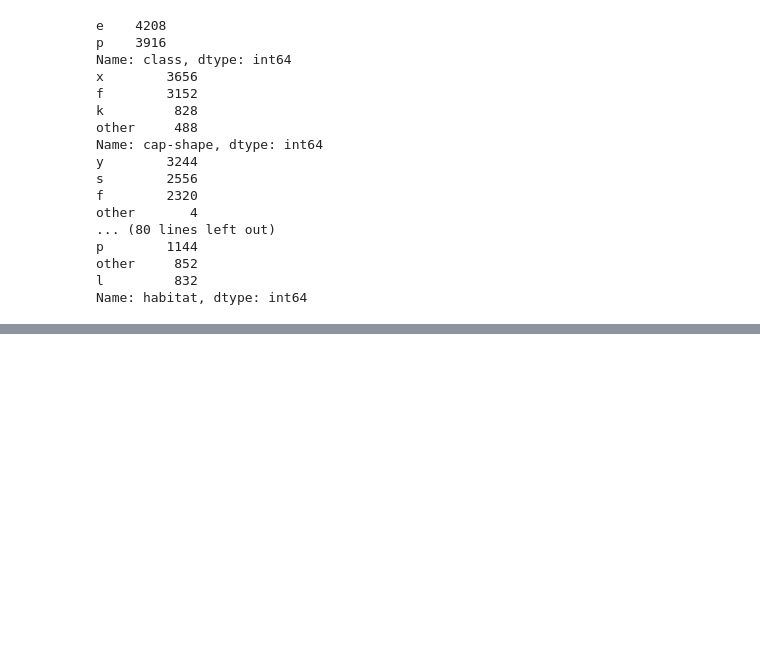
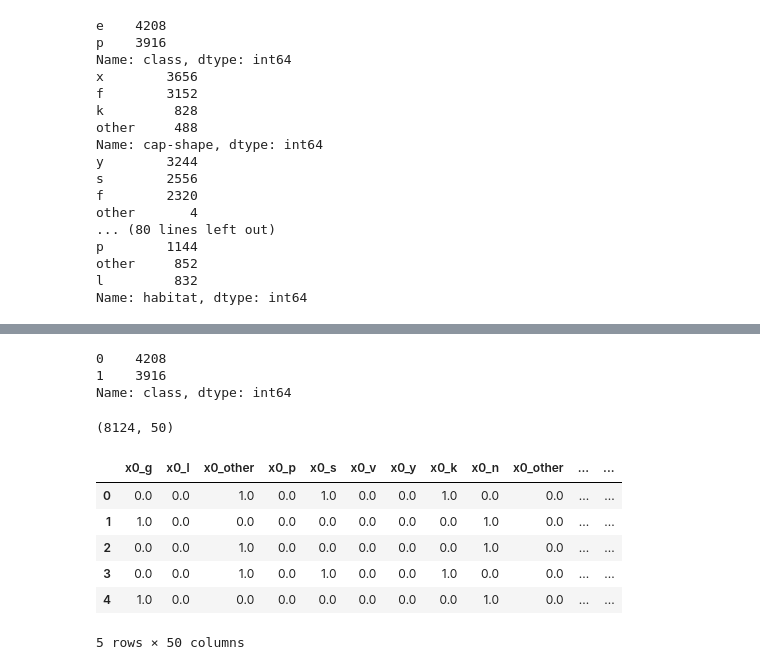
Before and after one commit to Titashmkhrj/Mushroom-classification-project, a Jupyter notebook: Mushroom_classification.ipynb, the cells around one changed output, grey strips where cells are left out. Cells and saved outputs as stored; diff of their text form; code cells hidden in the pictures; blank space fills up the shorter version.

```diff
--- a/Mushroom_classification.ipynb
+++ b/Mushroom_classification.ipynb
@@ -209,0 +218,32 @@ Name: habitat, dtype: int64
+# %%
+# first let's encode our target feature 'class'.
+data['class'] = LabelEncoder().fit_transform(data['class'])
+data['class'].value_counts()
+# %% [output]
+0    4208
+1    3916
+Name: class, dtype: int64
+# %%
+# definig the encoder object as 'ohe'
+ohe = OneHotEncoder(sparse=False, drop='first')
+# filtering the features that are to be one hot encoded
+for feature in data.select_dtypes('object'):
+    enc_feature_df = pd.DataFrame(ohe.fit_transform(data[feature].values.reshape(-1,1)),
+                         columns = ohe.get_feature_names())
+    data = pd.concat([enc_feature_df,data], axis=1)
+    data.drop(feature, axis=1, inplace=True)
+# %%
+# let's check the dimension of our encoded data
+data.shape
+# %% [output]
+(8124, 50)
+# %%
+data.head()
+# %% [output]
+|  | x0_g | x0_l | x0_other | x0_p | x0_s | x0_v | x0_y | x0_k | x0_n | x0_other | ... | ... |
+| 0 | 0.0 | 0.0 | 1.0 | 0.0 | 1.0 | 0.0 | 0.0 | 1.0 | 0.0 | 0.0 | ... | ... |
+| 1 | 1.0 | 0.0 | 0.0 | 0.0 | 0.0 | 0.0 | 0.0 | 0.0 | 1.0 | 0.0 | ... | ... |
+| 2 | 0.0 | 0.0 | 1.0 | 0.0 | 0.0 | 0.0 | 0.0 | 0.0 | 1.0 | 0.0 | ... | ... |
+| 3 | 0.0 | 0.0 | 1.0 | 0.0 | 1.0 | 0.0 | 0.0 | 1.0 | 0.0 | 0.0 | ... | ... |
+| 4 | 1.0 | 0.0 | 0.0 | 0.0 | 0.0 | 0.0 | 0.0 | 0.0 | 1.0 | 0.0 | ... | ... |
+5 rows × 50 columns
```
Also changed, not shown: parts of 5 cells of this notebook.
